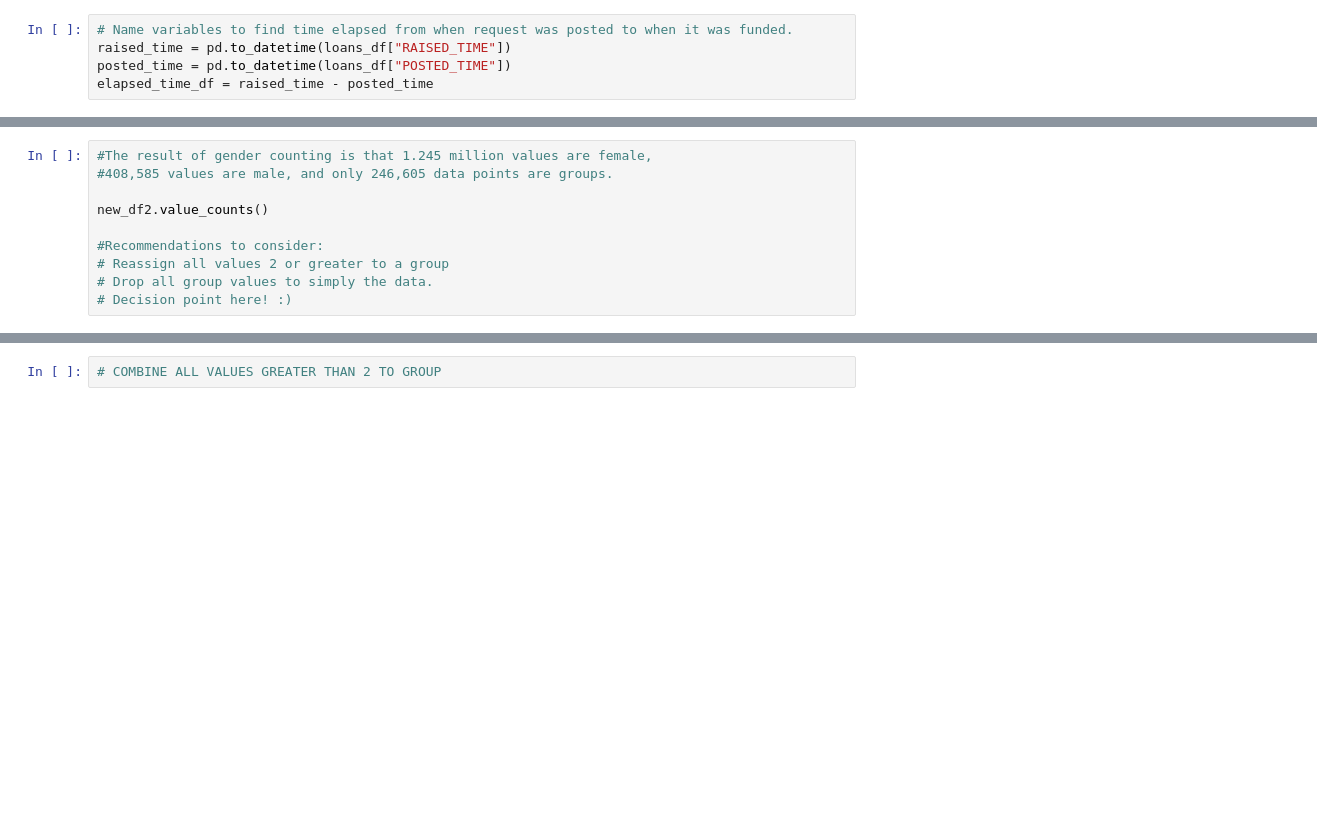
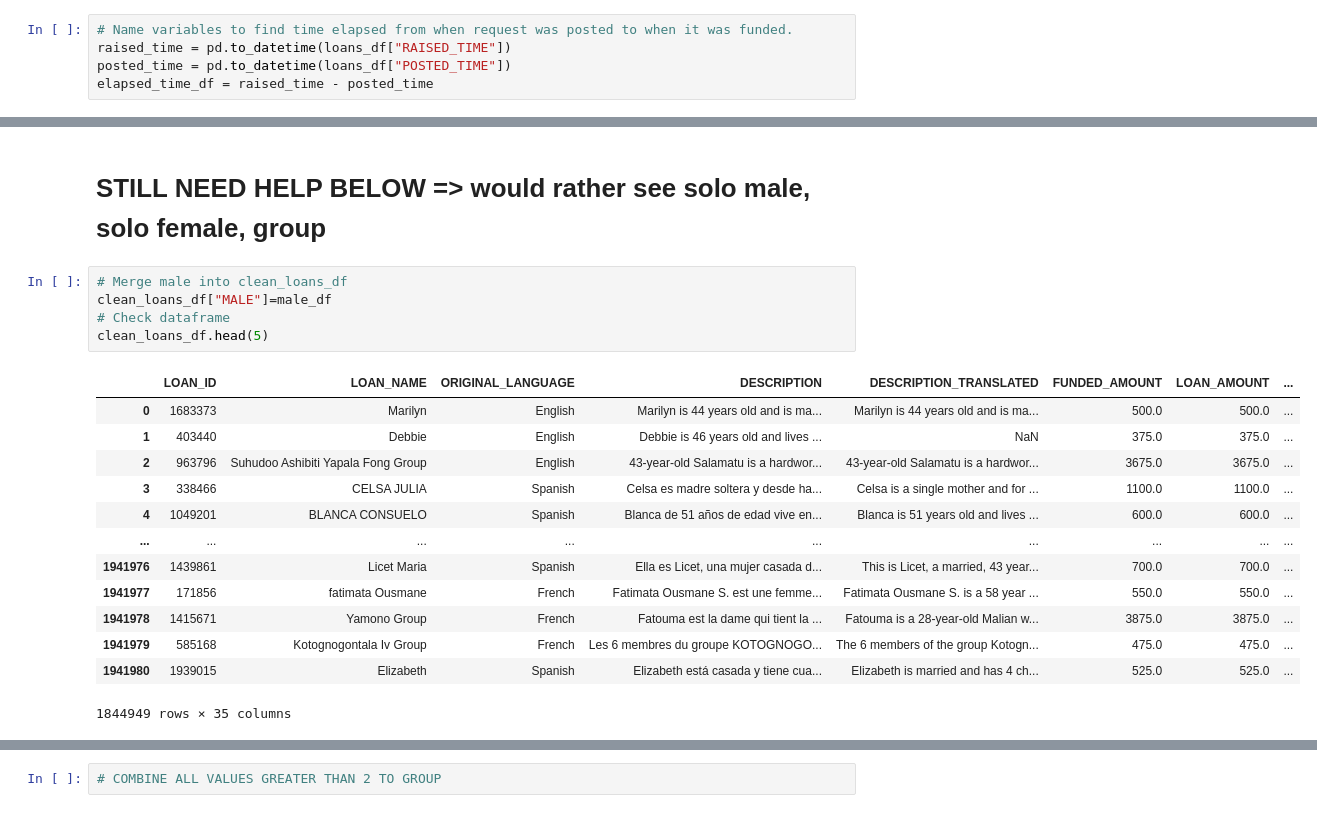
Before and after one commit to emmysobieski/TeamPySpark, a Jupyter notebook: TeamPySpark_ML_Models.ipynb, the cells around one changed output, grey strips where cells are left out. Drawn from its saved outputs; the diff is of its cells as text; blank space fills up the shorter version.

```diff
--- a/TeamPySpark_ML_Models.ipynb
+++ b/TeamPySpark_ML_Models.ipynb
@@ -104,10 +244,21 @@ new_df2
-# %%
-#The result of gender counting is that 1.245 million values are female,
-#408,585 values are male, and only 246,605 data points are groups.
-
-new_df2.value_counts()
-
-#Recommendations to consider:
-# Reassign all values 2 or greater to a group
-# Drop all group values to simply the data.
-# Decision point here! :)
+# %% [markdown]
+# STILL NEED HELP BELOW => would rather see solo male, solo female, group
+# %%
+# Merge male into clean_loans_df
+clean_loans_df["MALE"]=male_df
+# Check dataframe
+clean_loans_df.head(5)
+# %% [output]
+|  | LOAN_ID | LOAN_NAME | ORIGINAL_LANGUAGE | DESCRIPTION | DESCRIPTION_TRANSLATED | FUNDED_AMOUNT | LOAN_AMOUNT | ... |
+| 0 | 1683373 | Marilyn | English | Marilyn is 44 years old and is ma... | Marilyn is 44 years old and is ma... | 500.0 | 500.0 | ... |
+| 1 | 403440 | Debbie | English | Debbie is 46 years old and lives ... | NaN | 375.0 | 375.0 | ... |
+| 2 | 963796 | Suhudoo Ashibiti Yapala Fong Group | English | 43-year-old Salamatu is a hardwor... | 43-year-old Salamatu is a hardwor... | 3675.0 | 3675.0 | ... |
+| 3 | 338466 | CELSA JULIA | Spanish | Celsa es madre soltera y desde ha... | Celsa is a single mother and for ... | 1100.0 | 1100.0 | ... |
+| 4 | 1049201 | BLANCA CONSUELO | Spanish | Blanca de 51 años de edad vive en... | Blanca is 51 years old and lives ... | 600.0 | 600.0 | ... |
+| ... | ... | ... | ... | ... | ... | ... | ... | ... |
+| 1941976 | 1439861 | Licet Maria | Spanish | Ella es Licet, una mujer casada d... | This is Licet, a married, 43 year... | 700.0 | 700.0 | ... |
+| 1941977 | 171856 | fatimata Ousmane | French | Fatimata Ousmane S. est une femme... | Fatimata Ousmane S. is a 58 year ... | 550.0 | 550.0 | ... |
+| 1941978 | 1415671 | Yamono Group | French | Fatouma est la dame qui tient la ... | Fatouma is a 28-year-old Malian w... | 3875.0 | 3875.0 | ... |
+| 1941979 | 585168 | Kotognogontala Iv Group | French | Les 6 membres du groupe KOTOGNOGO... | The 6 members of the group Kotogn... | 475.0 | 475.0 | ... |
+| 1941980 | 1939015 | Elizabeth | Spanish | Elizabeth está casada y tiene cua... | Elizabeth is married and has 4 ch... | 525.0 | 525.0 | ... |
+1844949 rows × 35 columns
```
Also changed, not shown: parts of 41 cells of this notebook.
